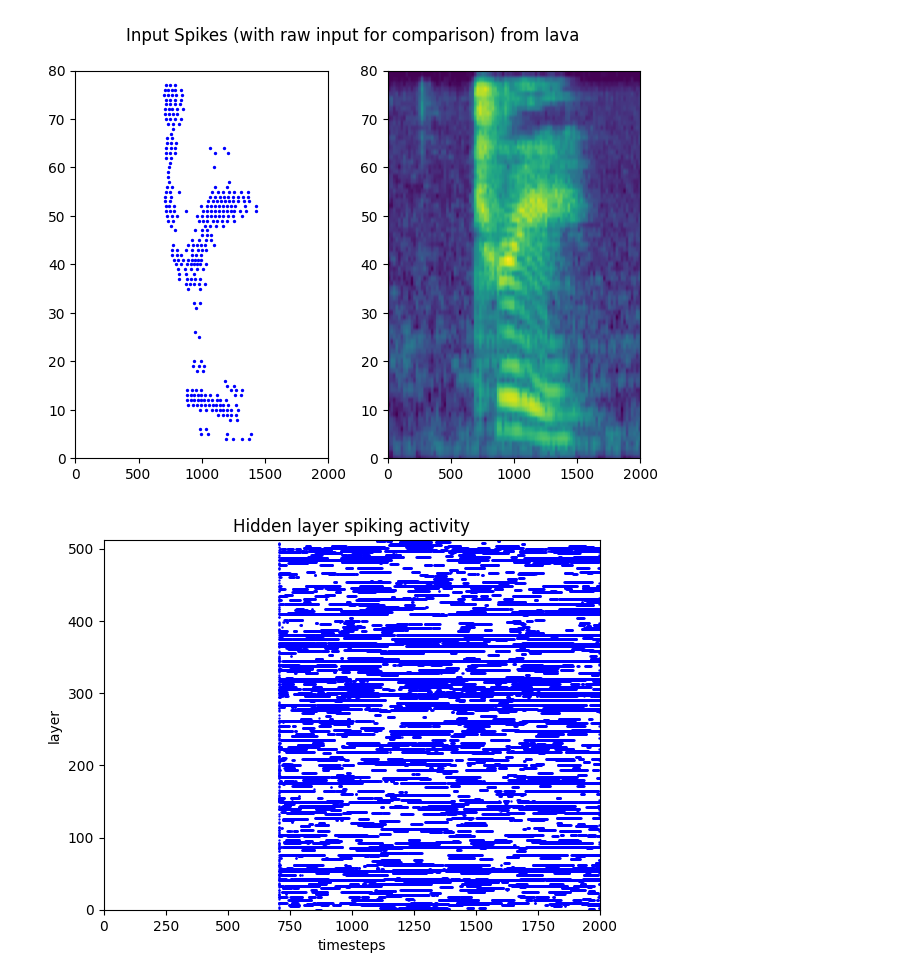
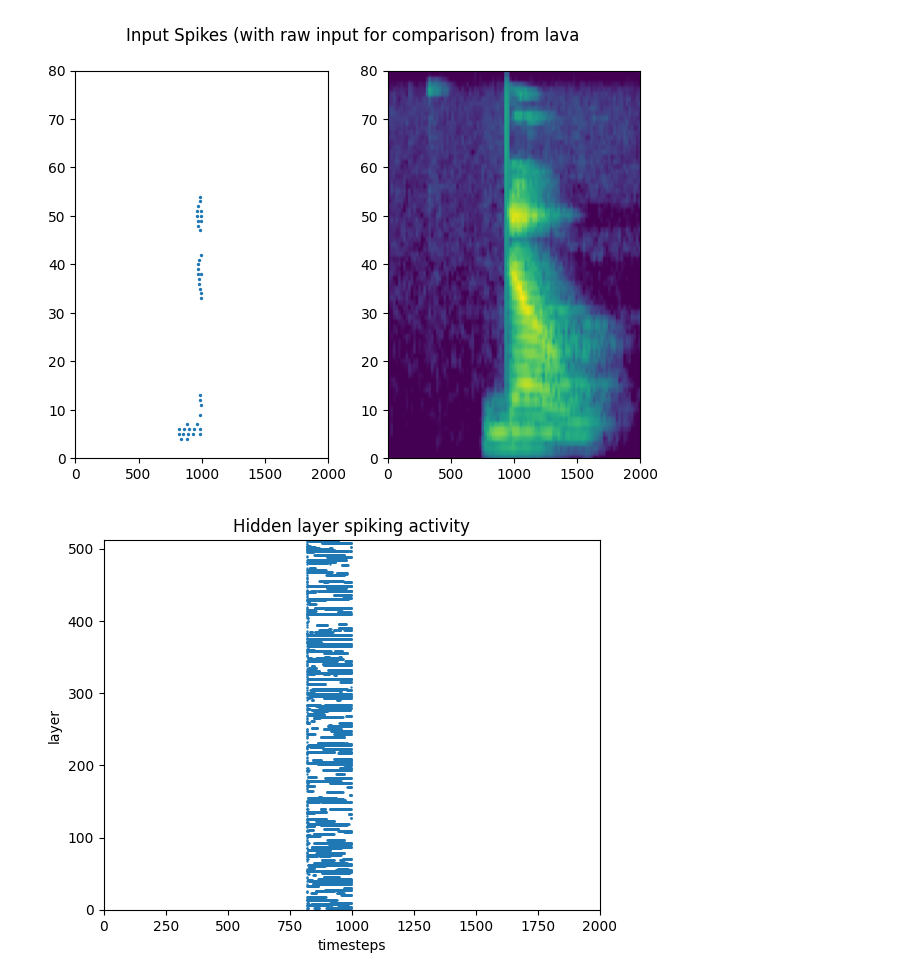
Before and after one commit to thomasshoesmith/Intel-Neuromorphic-Research-Project, a Jupyter notebook: SC_lava_inference.ipynb, the cells around one changed output. Saved outputs shown, nothing was run; the diff lists cells and outputs as text; code cells hidden in the pictures.

```diff
--- a/SC_lava_inference.ipynb
+++ b/SC_lava_inference.ipynb
@@ -57,11 +49,9 @@ params["alpha"] = lambda val, dt: np.exp(-dt / val)
 # %%
 # load gsc dataset
-train_x, train_y, validation_x, validation_y, test_x, test_y = gsc_dataset_loader.load_gsc("/its/home/ts468/data/rawSC/rawSC_80input_updated/",
-                                                                                           num_frames = 20,
-                                                                                           num_samples = params["num_samples"],
-                                                                                           shuffle = False,
-                                                                                           to_concatenate = True)
-
-print(train_x.shape)
+train_x, train_y, validation_x, validation_y, test_x, test_y = load_gsc("/its/home/ts468/data/rawSC/rawSC_80input_updated/",
+                                                                        num_frames = 20,
+                                                                        num_samples = params["num_samples"],
+                                                                        shuffle = True,
+                                                                        to_concatenate = True)
 # %% [output]
 !! validation dataset loaded successfully !!
@@ -69,3 +58,6 @@ print(train_x.shape)
+# %%
+the_x = train_x
+the_y = train_y
 # %%
 # transform some parmeters
 tau_mem_fac = 1.0-np.exp(-params["DT_MS"]/params["TAU_MEM"])
@@ -142,5 +141,5 @@ class PySpikeInputModel(PyLoihiProcessModel):
 # %%
-sample_image_start = int(train_x.shape[0] / params["num_samples"] * params["sample_id"])
-sample_image_end = int((train_x.shape[0] / params["num_samples"] * params["sample_id"]) + train_x.shape[0] / params["num_samples"])
+sample_image_start = int(the_x.shape[0] / params["num_samples"] * params["sample_id"])
+sample_image_end = int((the_x.shape[0] / params["num_samples"] * params["sample_id"]) + the_x.shape[0] / params["num_samples"])
 # %%
 input = SpikeInput(vth = 1.,
@@ -236,47 +238,47 @@ fig.suptitle('Input Spikes (with raw input for comparison) from lava')
 for i in range(params["NUM_INPUT"]):
     ax1.scatter(np.where(input_single_image[:,i] > 0)[0],
                 np.where(input_single_image[:,i] > 0)[0].shape[0] * [i],
-                c = 'b',
+                c = '#1f77b4',
                 s = 2)
 
 # no clue why I need to rotate and flip...could be investigated?
-ax2.imshow(np.flipud(np.rot90(train_x[sample_image_start:sample_image_end], 1)), aspect = 'auto')
+ax2.imshow(np.flipud(np.rot90(the_x[sample_image_start:sample_image_end], 1)), aspect = 'auto')
 
 ax1.set_ylim(0, 80)
 ax2.set_ylim(0, 80)
-ax1.set_xlim(0, train_x.shape[0] / params["num_samples"])
-ax2.set_xlim(0, train_x.shape[0] / params["num_samples"])
+ax1.set_xlim(0, the_x.shape[0] / params["num_samples"])
+ax2.set_xlim(0, the_x.shape[0] / params["num_samples"])
 
 fig.tight_layout()
 
 plt.show()
 # %% [output]
-[figure, old version]
+[figure, new version]
 # %%
 # Hidden layer activity
 
 hidden_spikes = monitor_hidden.get_data()
 
 process = list(hidden_spikes.keys())[0]
 spikes_out = list(hidden_spikes[process].keys())[0]
 hidden_s = hidden_spikes[process][spikes_out]
 
 hidden_single_image = hidden_s[sample_image_start:sample_image_end]
 
 for i in range(params["NUM_HIDDEN"]):
     plt.scatter(np.where(hidden_single_image[:,i] > 0)[0],
                 np.where(hidden_single_image[:,i] > 0)[0].shape[0] * [i],
-                c = 'b',
+                c = '#1f77b4',
                 s = 0.5)
 
 plt.title("Hidden layer spiking activity")
 plt.ylim(0, params["NUM_HIDDEN"])
-plt.xlim(0, train_x.shape[0] / params["num_samples"])
+plt.xlim(0, the_x.shape[0] / params["num_samples"])
 plt.ylabel("layer")
 plt.xlabel("timesteps")
 plt.show()
 # %% [output]
-[figure, old version]
+[figure, new version]
 # %%
 # output voltage activity
 # high voltage levels are explained by a mega high threshold, to enable non-spiking
```
Also changed, not shown: parts of 10 cells of this notebook, 1 other file.
